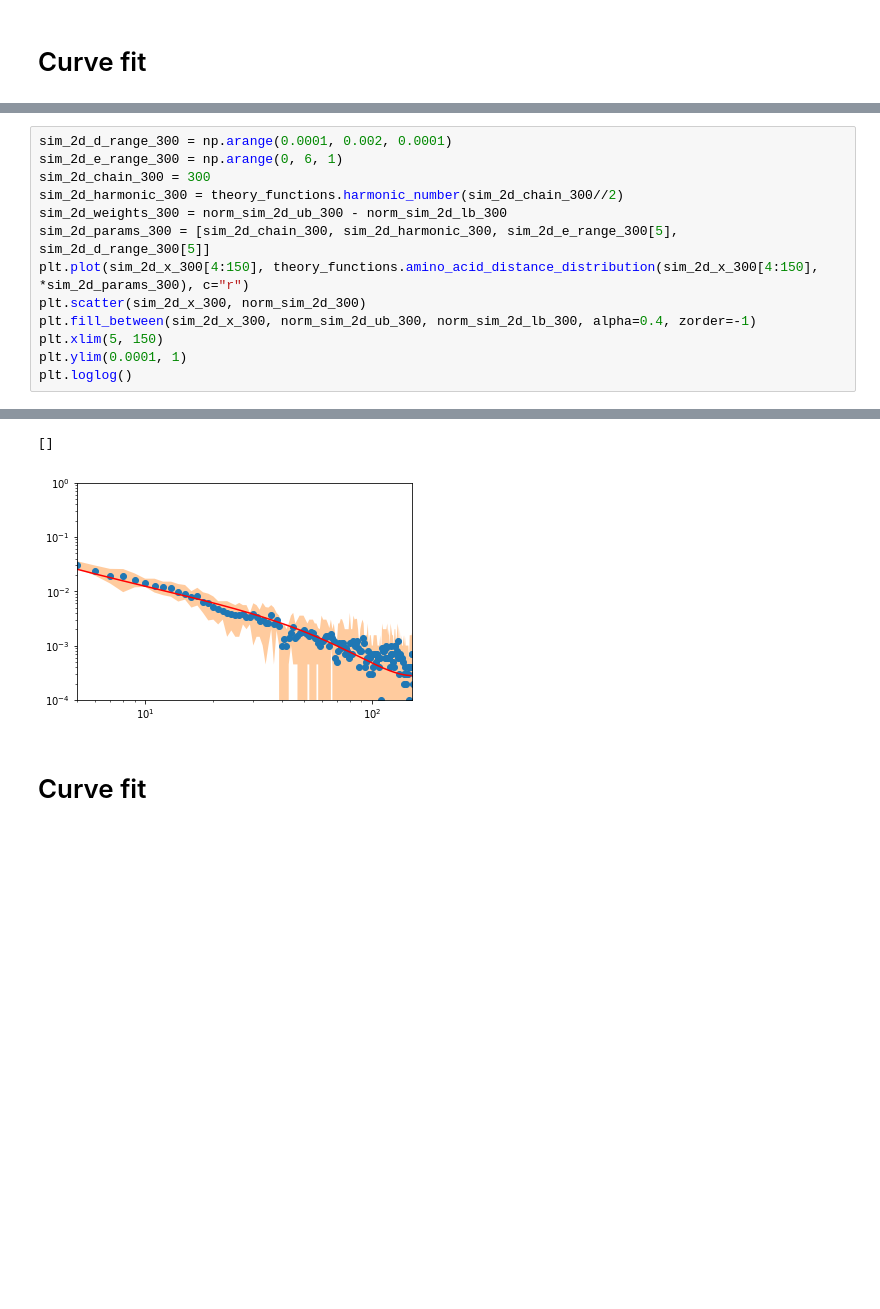
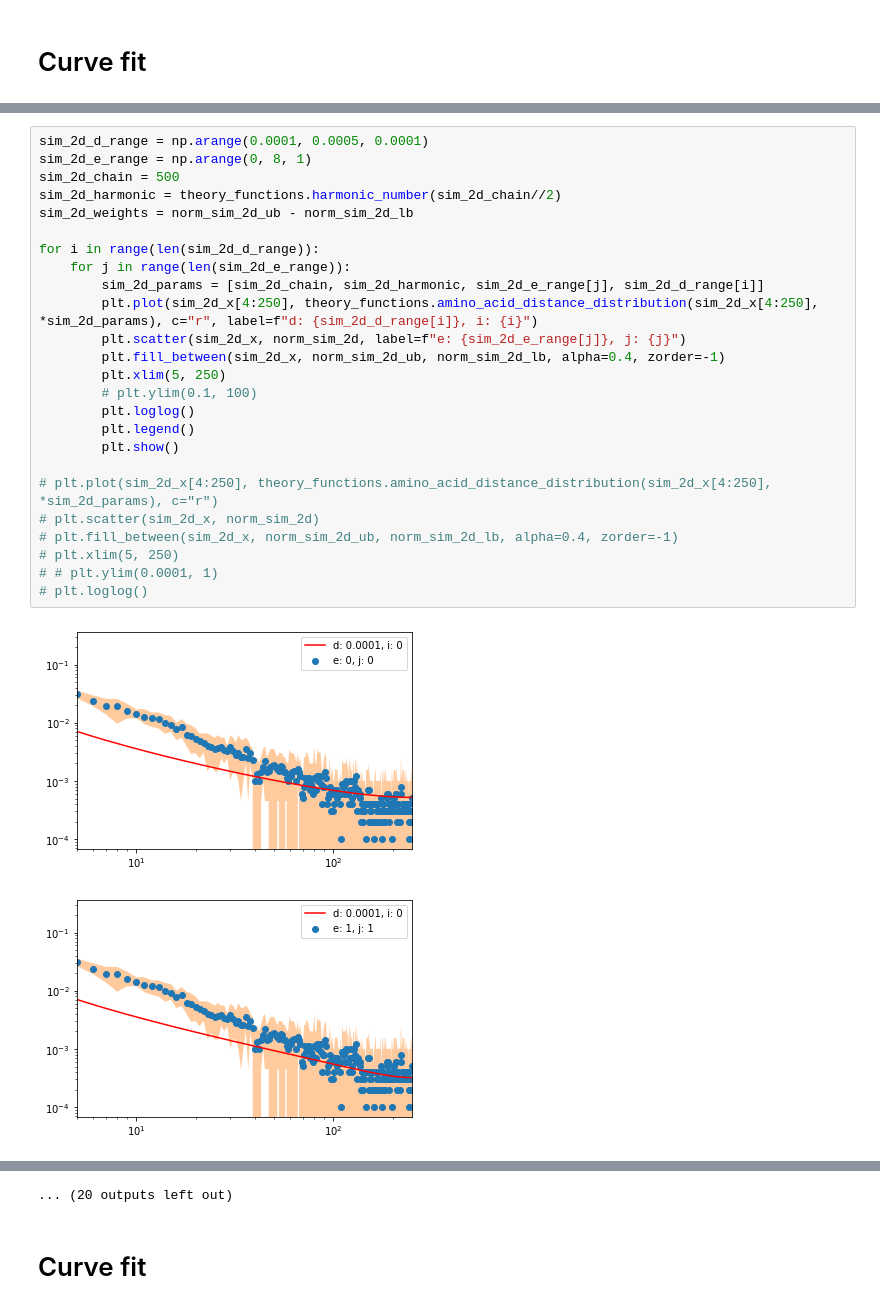
Before and after one commit to meyresearch/amino_acid_distance_distributions, a Jupyter notebook: scripts/fitting.ipynb, the cells around one changed output, grey strips where cells are left out. Saved outputs shown, nothing was run; the diff lists cells and outputs as text; blank space fills up the shorter version.

```diff
--- a/scripts/fitting.ipynb
+++ b/scripts/fitting.ipynb
@@ -721,14 +726,28 @@ plt.loglog()
 # %%
-sim_2d_d_range_300 = np.arange(0.0001, 0.002, 0.0001)
-sim_2d_e_range_300 = np.arange(0, 6, 1)
-sim_2d_chain_300 = 300
-sim_2d_harmonic_300 = theory_functions.harmonic_number(sim_2d_chain_300//2)
-sim_2d_weights_300 = norm_sim_2d_ub_300 - norm_sim_2d_lb_300
-sim_2d_params_300 = [sim_2d_chain_300, sim_2d_harmonic_300, sim_2d_e_range_300[5], sim_2d_d_range_300[5]]
-plt.plot(sim_2d_x_300[4:150], theory_functions.amino_acid_distance_distribution(sim_2d_x_300[4:150], *sim_2d_params_300), c="r")
-plt.scatter(sim_2d_x_300, norm_sim_2d_300)
-plt.fill_between(sim_2d_x_300, norm_sim_2d_ub_300, norm_sim_2d_lb_300, alpha=0.4, zorder=-1)
-plt.xlim(5, 150)
-plt.ylim(0.0001, 1)
-plt.loglog()
+sim_2d_d_range = np.arange(0.0001, 0.0005, 0.0001)
+sim_2d_e_range = np.arange(0, 8, 1)
+sim_2d_chain = 500
+sim_2d_harmonic = theory_functions.harmonic_number(sim_2d_chain//2)
+sim_2d_weights = norm_sim_2d_ub - norm_sim_2d_lb
+
+for i in range(len(sim_2d_d_range)):
+    for j in range(len(sim_2d_e_range)):
+        sim_2d_params = [sim_2d_chain, sim_2d_harmonic, sim_2d_e_range[j], sim_2d_d_range[i]]
+        plt.plot(sim_2d_x[4:250], theory_functions.amino_acid_distance_distribution(sim_2d_x[4:250], *sim_2d_params), c="r", label=f"d: {sim_2d_d_range[i]}, i: {i}")
+        plt.scatter(sim_2d_x, norm_sim_2d, label=f"e: {sim_2d_e_range[j]}, j: {j}")
+        plt.fill_between(sim_2d_x, norm_sim_2d_ub, norm_sim_2d_lb, alpha=0.4, zorder=-1)
+        plt.xlim(5, 250)
+        # plt.ylim(0.1, 100)
+        plt.loglog()
+        plt.legend()
+        plt.show()
+
+# plt.plot(sim_2d_x[4:250], theory_functions.amino_acid_distance_distribution(sim_2d_x[4:250], *sim_2d_params), c="r")
+# plt.scatter(sim_2d_x, norm_sim_2d)
+# plt.fill_between(sim_2d_x, norm_sim_2d_ub, norm_sim_2d_lb, alpha=0.4, zorder=-1)
+# plt.xlim(5, 250)
+# # plt.ylim(0.0001, 1)
+# plt.loglog()
 # %% [output]
+[figure, new version]
+[figure, added]
@@ -735,5 +764,4 @@ plt.loglog()
-[]
+... (20 outputs left out)
-[figure, old version]
 # %% [markdown]
 # Curve fit
 # %%
```
Also changed, not shown: parts of 20 cells of this notebook, 8 other files.
